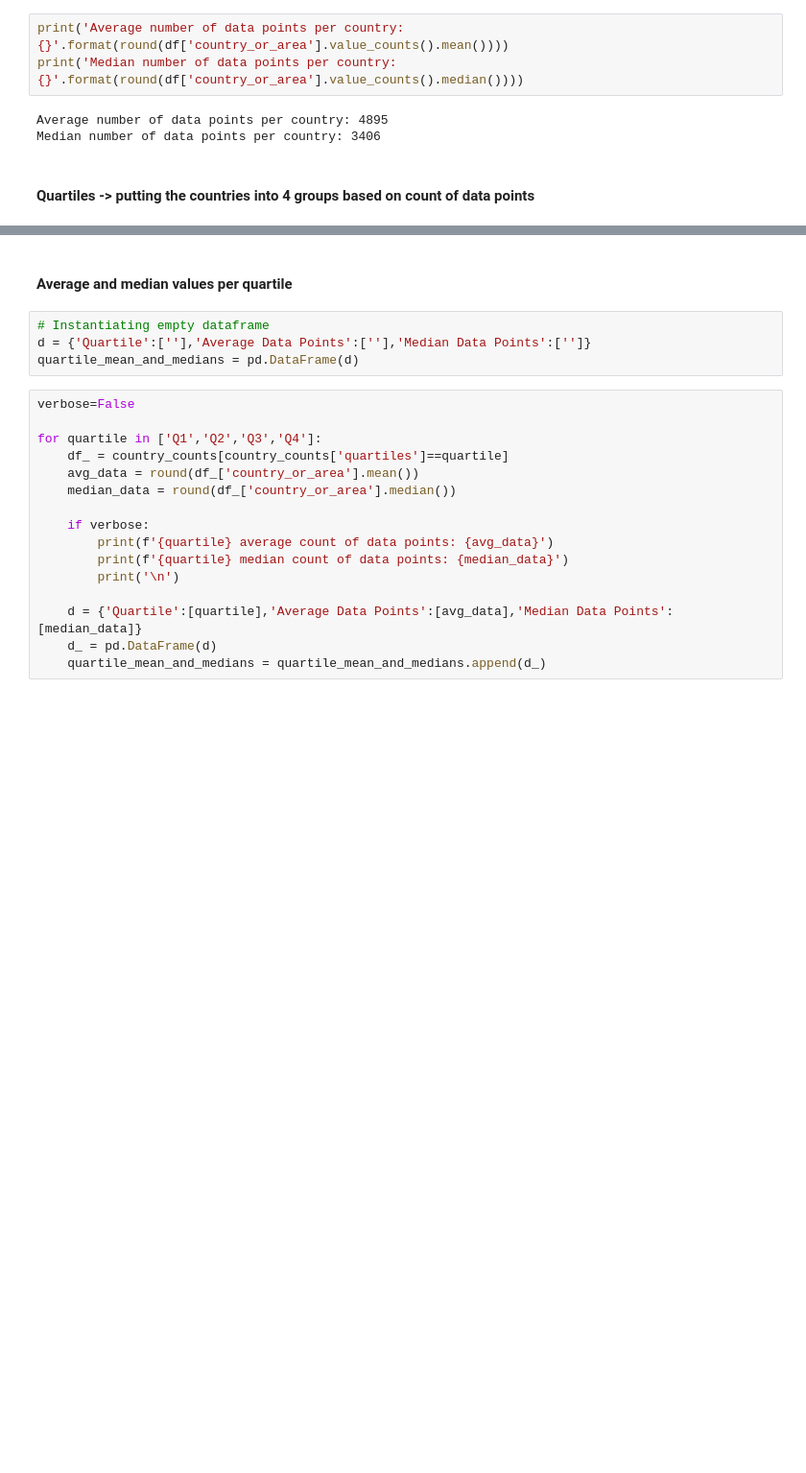
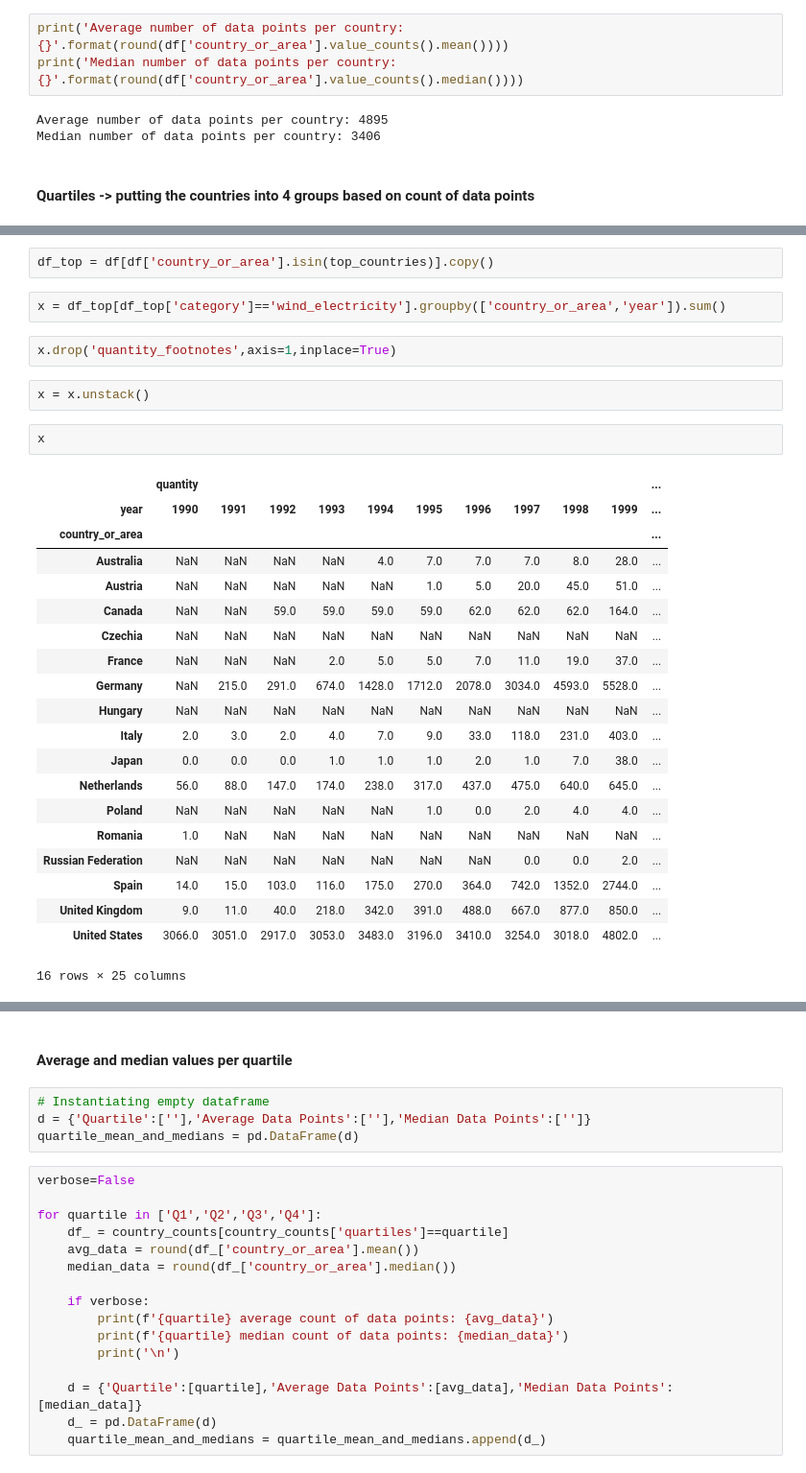
Before and after one commit to See-You-Data/UNInternationalEnergyData, a Jupyter notebook: alex_refactored_code.ipynb, the cells around one changed output, grey strips where cells are left out. Shown at 96% size. Drawn from its saved outputs; the diff is of its cells as text; blank space fills up the shorter version.

```diff
--- a/alex_refactored_code.ipynb
+++ b/alex_refactored_code.ipynb
@@ -226,0 +131,31 @@ country_counts
+# %%
+df_top = df[df['country_or_area'].isin(top_countries)].copy()
+# %%
+x = df_top[df_top['category']=='wind_electricity'].groupby(['country_or_area','year']).sum()
+# %%
+x.drop('quantity_footnotes',axis=1,inplace=True)
+# %%
+x = x.unstack()
+# %%
+x
+# %% [output]
+|  | quantity |  |  |  |  |  |  |  |  |  | ... |
+| year | 1990 | 1991 | 1992 | 1993 | 1994 | 1995 | 1996 | 1997 | 1998 | 1999 | ... |
+| country_or_area |  |  |  |  |  |  |  |  |  |  | ... |
+| Australia | NaN | NaN | NaN | NaN | 4.0 | 7.0 | 7.0 | 7.0 | 8.0 | 28.0 | ... |
+| Austria | NaN | NaN | NaN | NaN | NaN | 1.0 | 5.0 | 20.0 | 45.0 | 51.0 | ... |
+| Canada | NaN | NaN | 59.0 | 59.0 | 59.0 | 59.0 | 62.0 | 62.0 | 62.0 | 164.0 | ... |
+| Czechia | NaN | NaN | NaN | NaN | NaN | NaN | NaN | NaN | NaN | NaN | ... |
+| France | NaN | NaN | NaN | 2.0 | 5.0 | 5.0 | 7.0 | 11.0 | 19.0 | 37.0 | ... |
+| Germany | NaN | 215.0 | 291.0 | 674.0 | 1428.0 | 1712.0 | 2078.0 | 3034.0 | 4593.0 | 5528.0 | ... |
+| Hungary | NaN | NaN | NaN | NaN | NaN | NaN | NaN | NaN | NaN | NaN | ... |
+| Italy | 2.0 | 3.0 | 2.0 | 4.0 | 7.0 | 9.0 | 33.0 | 118.0 | 231.0 | 403.0 | ... |
+| Japan | 0.0 | 0.0 | 0.0 | 1.0 | 1.0 | 1.0 | 2.0 | 1.0 | 7.0 | 38.0 | ... |
+| Netherlands | 56.0 | 88.0 | 147.0 | 174.0 | 238.0 | 317.0 | 437.0 | 475.0 | 640.0 | 645.0 | ... |
+| Poland | NaN | NaN | NaN | NaN | NaN | 1.0 | 0.0 | 2.0 | 4.0 | 4.0 | ... |
+| Romania | 1.0 | NaN | NaN | NaN | NaN | NaN | NaN | NaN | NaN | NaN | ... |
+| Russian Federation | NaN | NaN | NaN | NaN | NaN | NaN | NaN | 0.0 | 0.0 | 2.0 | ... |
+| Spain | 14.0 | 15.0 | 103.0 | 116.0 | 175.0 | 270.0 | 364.0 | 742.0 | 1352.0 | 2744.0 | ... |
+| United Kingdom | 9.0 | 11.0 | 40.0 | 218.0 | 342.0 | 391.0 | 488.0 | 667.0 | 877.0 | 850.0 | ... |
+| United States | 3066.0 | 3051.0 | 2917.0 | 3053.0 | 3483.0 | 3196.0 | 3410.0 | 3254.0 | 3018.0 | 4802.0 | ... |
+16 rows × 25 columns
```
Also changed, not shown: parts of 14 cells of this notebook, 1 other file.
